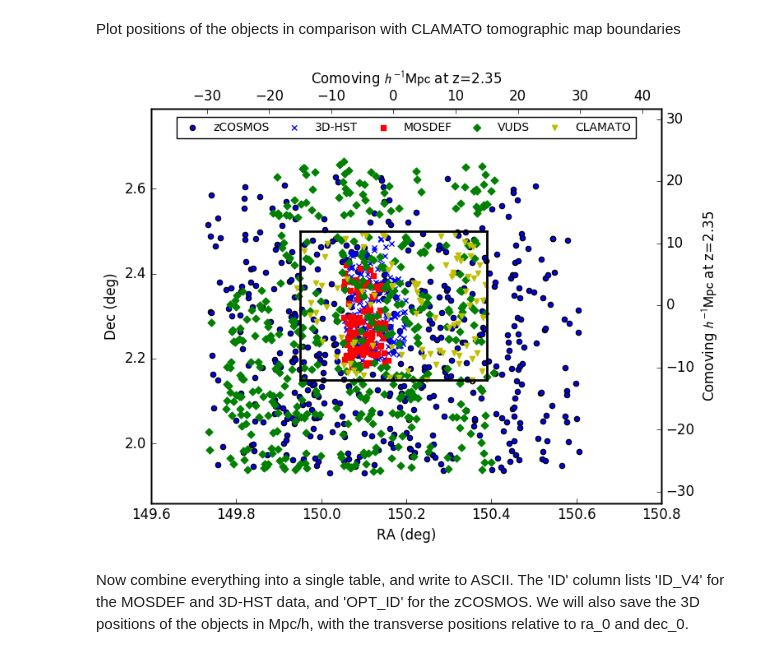
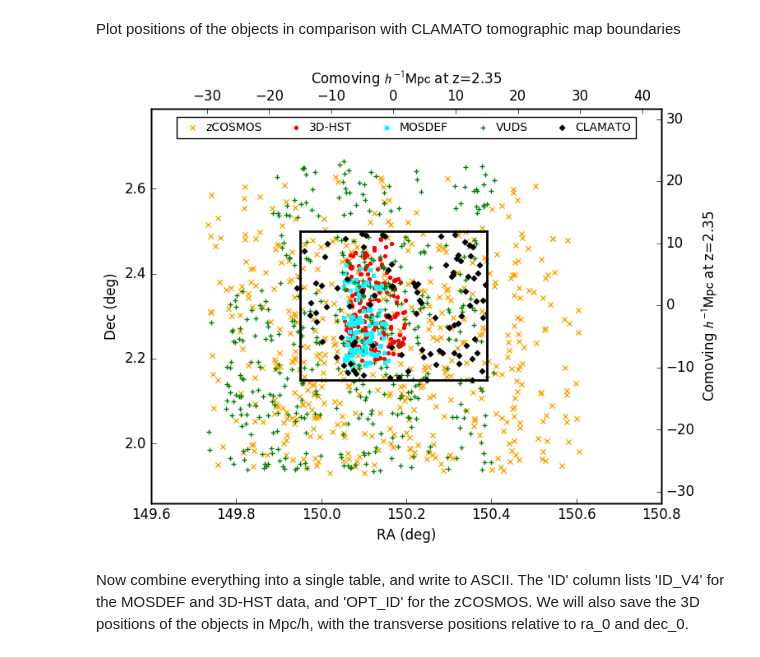
Before and after one commit to kheegan/crosscorr2017, a Jupyter notebook: grab_coeval_gal_cl2017.ipynb, the cells around one changed output. Cells and saved outputs as stored; diff of their text form; code cells hidden in the pictures.

```diff
--- a/grab_coeval_gal_cl2017.ipynb
+++ b/grab_coeval_gal_cl2017.ipynb
@@ -399,18 +399,19 @@ ax1.get_xaxis().get_major_formatter().set_useOffset(False)
 #Set aspect ratio
 ax1.set_aspect('equal','datalim')
 
-pl1 = ax1.scatter(cosmos['ra'], cosmos['dec'], marker='o',label='zCOSMOS')
-pl2 = ax1.scatter(phot3d['ra'], phot3d['dec'], marker='x',label='3D-HST')
-pl3 = ax1.scatter(ra_md, dec_md, marker='s',color='r', label='MOSDEF')
-pl4 = ax1.scatter(vuds['alpha'], vuds['delta'], marker='D', label='VUDS', color='g')
-plt5 = ax1.scatter(clamato['RA'], clamato['Dec'], marker='v', label='CLAMATO', color='y')
+pl1 = ax1.scatter(cosmos['ra'], cosmos['dec'], marker='x',label='zCOSMOS',color='orange')
+pl2 = ax1.scatter(phot3d['ra'], phot3d['dec'], marker='o',label='3D-HST',color='r',s=8)
+pl3 = ax1.scatter(ra_md, dec_md, marker='s',color='aqua', label='MOSDEF',s=8)
+pl4 = ax1.scatter(vuds['alpha'], vuds['delta'], marker='+', label='VUDS', color='g')
+plt5 = ax1.scatter(clamato['RA'], clamato['Dec'], marker='D', label='CLAMATO', color='k',s=10)
 ax1.plot([ra0,ra1],[dec0,dec0], color='k',linestyle='-', linewidth=2)
 ax1.plot([ra1,ra1],[dec0,dec1], color='k',linestyle='-', linewidth=2)
 ax1.plot([ra1,ra0],[dec1,dec1], color='k',linestyle='-', linewidth=2)
 ax1.plot([ra0,ra0],[dec1,dec0], color='k',linestyle='-', linewidth=2)
 
 plt.legend(bbox_to_anchor=(0.05, 0.9, 0.9, 0.102), loc=10,
-           ncol=5, mode="expand", borderaxespad=0.,scatterpoints=1,fontsize='small')
+           ncol=5, mode="expand", borderaxespad=0.,scatterpoints=1,
+           fontsize='small', handletextpad=0.15)
 #plt.legend(loc='upper right',scatterpoints=1)
 
 ax1.set_ylabel('Dec (deg)')
@@ -418,34 +419,34 @@ ax1.set_xlabel('RA (deg)')
 
 # Custom y-axis limits to give space for legend
 ax1.set_ylim(1.85,2.8)
 
 # Need to this to set the axis limits
 plt.draw()
 
 # Define zero-point of transverse comoving distance scale as center of tomographic map.
 ramid = (ra0+ra1)/2.
 decmid = (dec0+dec1)/2.
 
 
 ax2 = ax1.twinx()
 dec_plran = ax1.get_ylim()
 ycom_min= (dec_plran[0] - decmid)/deg_per_hMpc
 ycom_max= (dec_plran[1] - decmid)/deg_per_hMpc
 ax2.set_ylabel('Comoving '+r'$h^{-1}\mathrm{Mpc}$'+' at z=2.35' )
 ax2.set_ylim([ycom_min,ycom_max])
 
 ax3 = ax1.twiny()
 ra_plran = ax1.get_xlim()
 xcom_min = (ra_plran[0] - ramid)/deg_per_hMpc
 xcom_max = (ra_plran[1] - ramid)/deg_per_hMpc
 ax3.set_xlabel('Comoving '+r'$h^{-1}\mathrm{Mpc}$'+' at z=2.35' )
 ax3.set_xlim([xcom_min,xcom_max])
 
 #ax3.grid(color='y', linestyle='-', linewidth=1, which='both')
 
 plt.show()
 # %% [output]
-[figure, old version]
+[figure, new version]
 # %% [markdown]
 Now combine everything into a single table, and write to ASCII. The 'ID' column lists 'ID_V4' for the MOSDEF and 3D-HST data, and 'OPT_ID' for the zCOSMOS. We will also save the 3D positions of the objects in Mpc/h, with the transverse positions relative to ra_0 and dec_0.
 # %%
```
Also changed, not shown: 5 other files.
